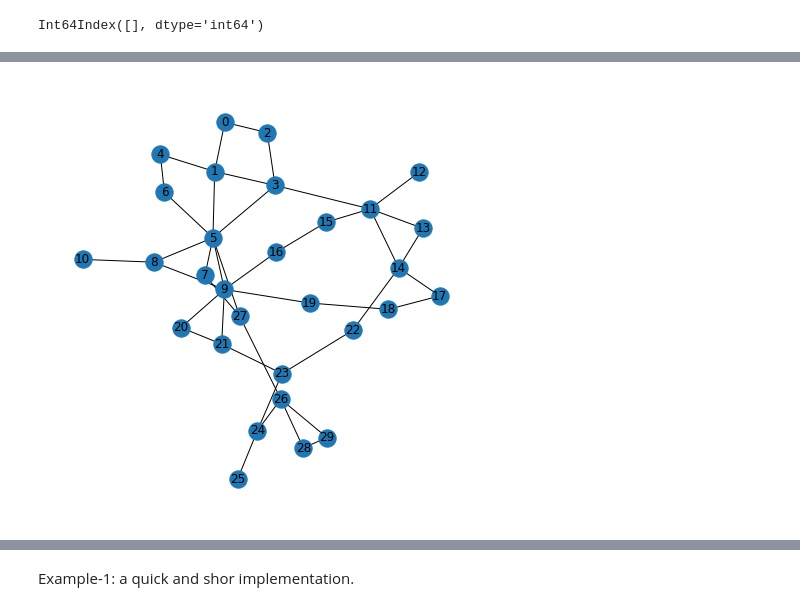
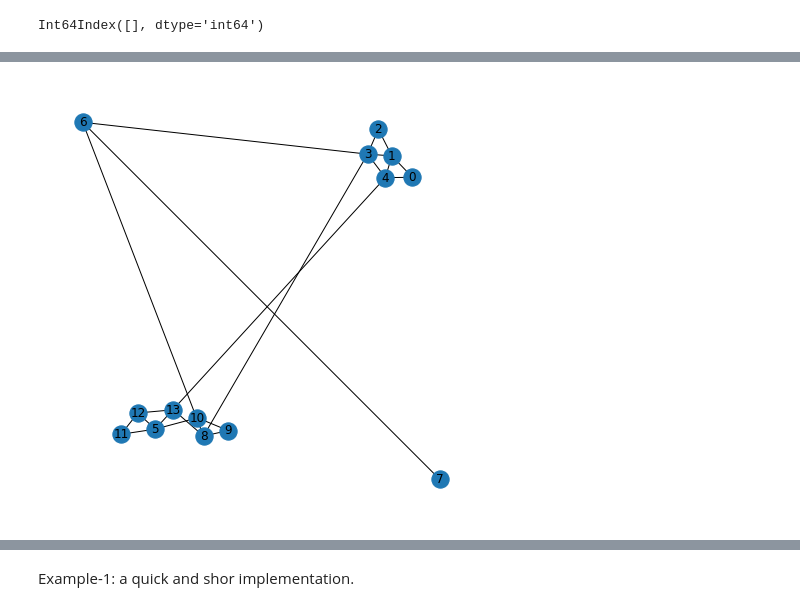
Before and after one commit to RedBatProject/Thesis---a-two-layer-power-network, a Jupyter notebook: intro_with_pandapower.ipynb, the cells around one changed output, grey strips where cells are left out. Cells and saved outputs as stored; diff of their text form; code cells hidden in the pictures.

Commit message:
exporting networkx

```diff
--- a/intro_with_pandapower.ipynb
+++ b/intro_with_pandapower.ipynb
@@ -190,4 +212,6 @@ plt.show()
 # %% [markdown]
 create a power network from IEEE traditional power networks
 # %%
-Net = pn.case30() # in this example we use IEEE network known as 30-buses
+Network = pn.case14
+Net = Network() # in this example we use IEEE network known as 30-buses
+Net
@@ -193,0 +250,2 @@ Net = pn.case30() # in this example we use IEEE network known as 30-buses
+# %%
+Net.bus['vn_kv'][10] = 110
@@ -208,9 +385,8 @@ Int64Index([], dtype='int64')
 # %%
-g = nx.Graph()                          # use matplotlib visual
-g.add_edges_from(edges)
-pos = nx.spring_layout(g, seed=3068)    # Seed layout for reproducibility)
+G = top.create_nxgraph(Net)
+pos = nx.spring_layout(G, seed=3068)    # Seed layout for reproducibility)
 plt.figure(figsize=(6,6))
-nx.draw(g,pos=pos,with_labels=True)
+nx.draw(G,pos=pos,with_labels=True)
 plt.show()
 # %% [output]
-[figure, old version]
+[figure, new version]
```
Also changed, not shown: parts of 55 cells of this notebook.
